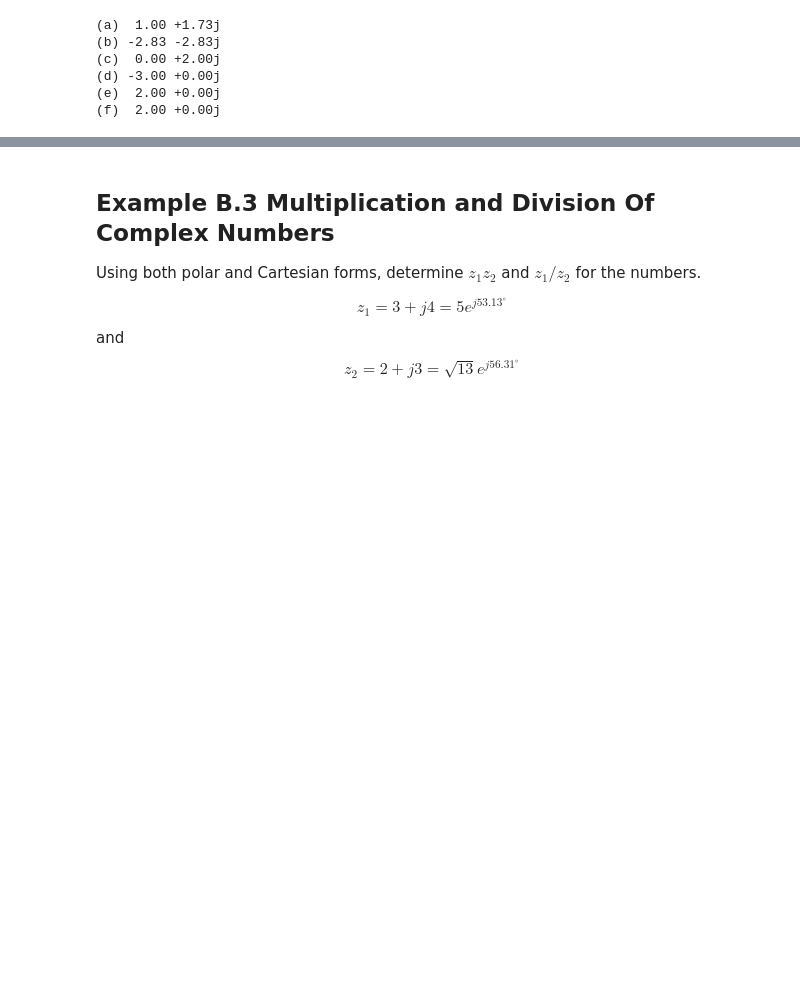
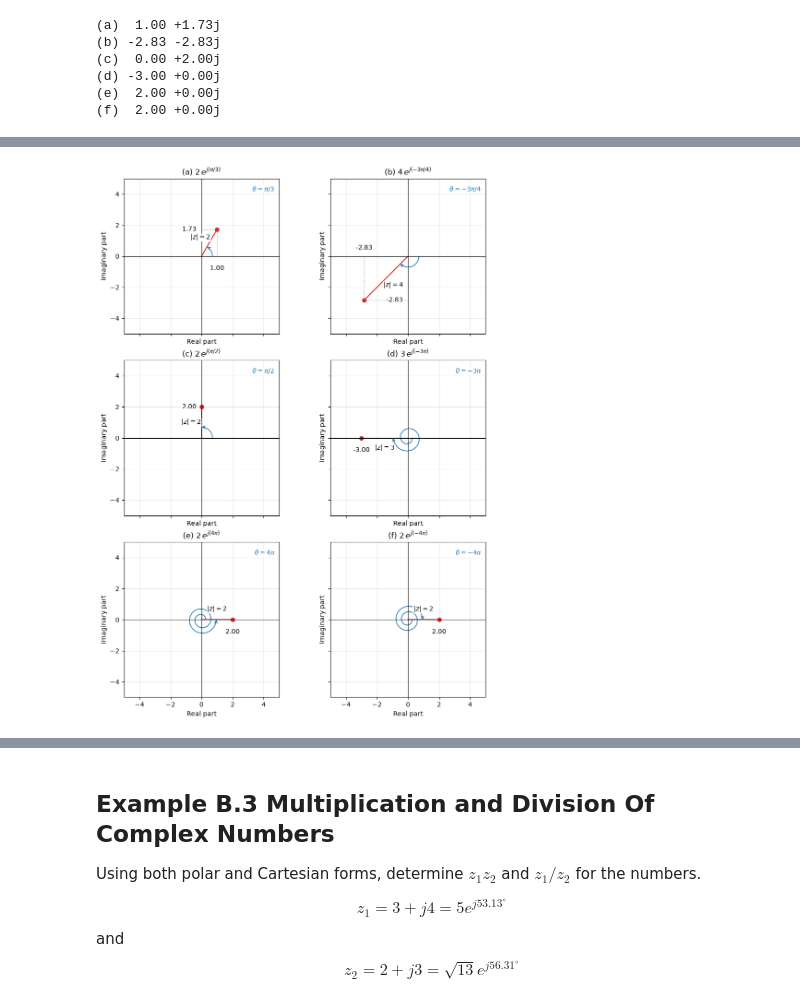
Before and after one commit to gabaoalb/linear-systems-and-signals-lathi, a Jupyter notebook: cap_00_backgroud.ipynb, the cells around one changed output, grey strips where cells are left out. Saved outputs shown, nothing was run; the diff lists cells and outputs as text; code cells hidden in the pictures; blank space fills up the shorter version.

```diff
--- a/cap_00_backgroud.ipynb
+++ b/cap_00_backgroud.ipynb
@@ -183,7 +183,7 @@ $$re^{j\theta} = r(\cos\theta + j\sin\theta) = r\cos\theta + jr\sin\theta$$
 # %%
 import numpy as np
 
-polares_b2 = np.array([
+polar_values_b2 = np.array([
     (2, np.pi / 3),
     (4, -3 * np.pi / 4),
     (2, np.pi / 2),
@@ -192,14 +192,14 @@ polares_b2 = np.array([
     (2, -4 * np.pi),
 ])
 
-modulos_b2 = polares_b2[:, 0]
-angulos_b2 = polares_b2[:, 1]
-# A sua formula de Euler, aplicada aos seis numeros de uma vez.
-cartesianos_b2 = modulos_b2 * (np.cos(angulos_b2) + 1j * np.sin(angulos_b2))
-# Equivalente: cartesianos_b2 = modulos_b2 * np.exp(1j * angulos_b2)
+magnitudes_b2 = polar_values_b2[:, 0]
+angles_b2 = polar_values_b2[:, 1]
+# Apply Euler's formula to all six numbers at once.
+cartesian_values_b2 = magnitudes_b2 * (np.cos(angles_b2) + 1j * np.sin(angles_b2))
+# Equivalent: cartesian_values_b2 = magnitudes_b2 * np.exp(1j * angles_b2)
 
-for item, z in zip("abcdef", cartesianos_b2):
-    # Limpa residuos de ponto flutuante somente para a apresentacao.
+for item, z in zip("abcdef", cartesian_values_b2):
+    # Remove floating-point residuals for display only.
     real = 0.0 if np.isclose(z.real, 0, atol=1e-12, rtol=0) else z.real
     imag = 0.0 if np.isclose(z.imag, 0, atol=1e-12, rtol=0) else z.imag
     print(f"({item}) {real: .2f} {imag:+.2f}j")
@@ -324,0 +219,73 @@ $\displaystyle \text{(f)}\quad 2\,e^{j\left(- 4 \pi\right)} = 2$
+# %%
+import matplotlib.pyplot as plt
+
+angle_labels_b2 = [r"\pi/3", r"-3\pi/4", r"\pi/2", r"-3\pi", r"4\pi", r"-4\pi"]
+fig_b2, axes_b2 = plt.subplots(
+    3, 2, figsize=(9, 12), sharex=True, sharey=True,
+    layout="constrained",
+)
+
+for item, z, magnitude, angle, label, ax in zip(
+    "abcdef", cartesian_values_b2, magnitudes_b2, angles_b2,
+    angle_labels_b2, axes_b2.flat,
+):
+    real = 0.0 if np.isclose(z.real, 0, atol=1e-12, rtol=0) else z.real
+    imag = 0.0 if np.isclose(z.imag, 0, atol=1e-12, rtol=0) else z.imag
+
+    ax.plot([0, real], [0, imag], color="tab:red")
+    ax.plot(real, imag, "o", color="tab:red")
+    # Projections are unnecessary when the point already lies on an axis.
+    if real != 0 and imag != 0:
+        ax.plot([real, real], [0, imag], ":", color="0.55", linewidth=1)
+        ax.plot([0, real], [imag, imag], ":", color="0.55", linewidth=1)
+    if real != 0:
+        ax.annotate(f"{real:.2f}", xy=(real, 0),
+                    xytext=(0, 8 if imag < 0 else -14),
+                    textcoords="offset points", ha="center",
+                    va="bottom" if imag < 0 else "top",
+                    bbox={"facecolor":"white", "edgecolor":"none", "pad":1})
+    if imag != 0:
+        ax.annotate(f"{imag:.2f}", xy=(0, imag), xytext=(-8, 0),
+                    textcoords="offset points", ha="right", va="center",
+                    bbox={"facecolor":"white", "edgecolor":"none", "pad":1})
+
+    normal = np.array([-imag, real]) / magnitude
+    ax.annotate(rf"$|z|={magnitude:g}$", xy=(real / 2, imag / 2),
+                xytext=16 * normal, textcoords="offset points",
+                ha="center", va="center",
+                bbox={"facecolor":"white", "edgecolor":"none", "pad":1})
+
+    # The given angle may include multiple turns. An increasing radius separates
+    # these turns visually; the spiral represents rotation, not magnitude.
+    t = np.linspace(0, angle, 500)
+    radii = np.linspace(0.25, 0.95, t.size) if abs(angle) > 2 * np.pi else np.full(t.size, 0.7)
+    arc_x, arc_y = radii * np.cos(t), radii * np.sin(t)
+    ax.plot(arc_x, arc_y, color="tab:blue", linewidth=1.2)
+    ax.annotate(
+        "",
+        xy=(arc_x[-1], arc_y[-1]),
+        xytext=(arc_x[-5], arc_y[-5]),
+        arrowprops={
+            "arrowstyle":"->",
+            "color":"tab:blue",
+            "lw":1.2,
+            "shrinkA":0,
+            "shrinkB":0
+        }
+    )
+    # A fixed label prevents the text from covering the turns.
+    ax.text(0.97, 0.95, rf"$\theta={label}$", transform=ax.transAxes,
+            color="tab:blue", ha="right", va="top",
+            bbox={"facecolor":"white", "edgecolor":"none", "pad":1})
+
+    ax.axhline(0, color="black", linewidth=0.8)
+    ax.axvline(0, color="black", linewidth=0.8)
+    ax.set(title=rf"({item}) ${magnitude:g}\,e^{{j({label})}}$",
+           xlabel="Real part", ylabel="Imaginary part",
+           xlim=(-5, 5), ylim=(-5, 5))
+    ax.set_aspect("equal")
+    ax.grid(alpha=0.3)
+
+plt.show()
+# %% [output]
+[figure, added]
```
Also changed, not shown: parts of 16 cells of this notebook, 1 other file.
